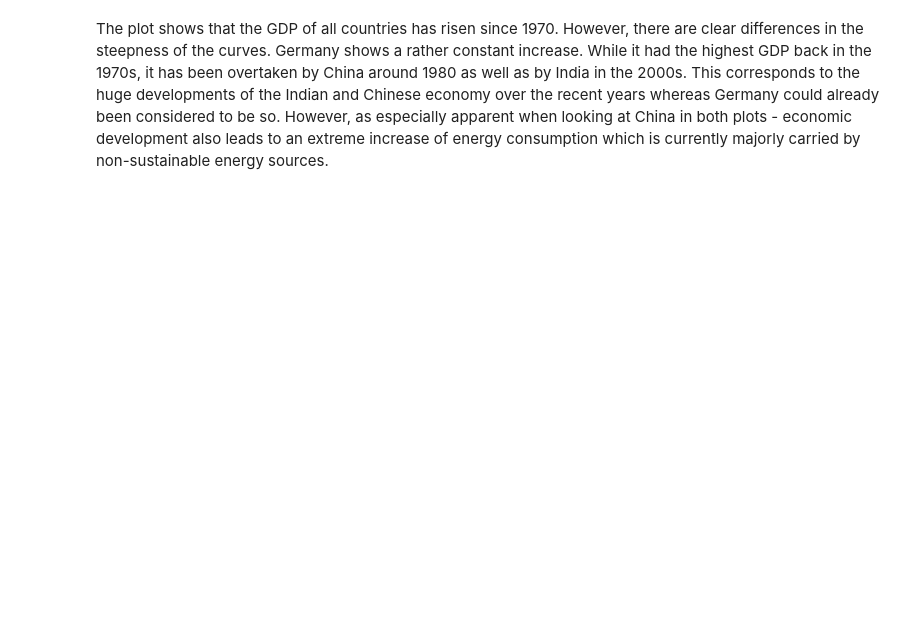
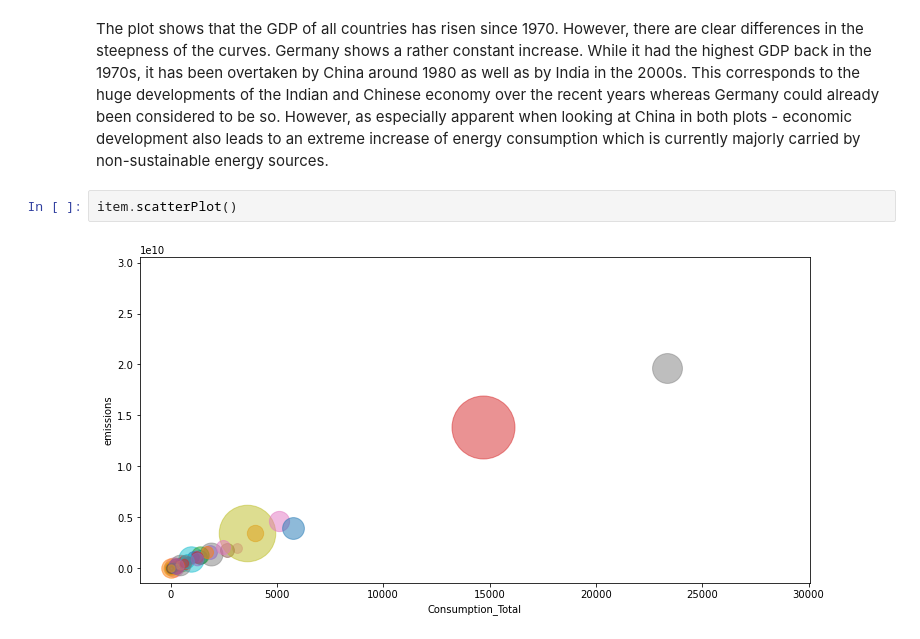
Before and after one commit to NMCharalampos/Group_09, a Jupyter notebook: Showcase Notebook Energy Consumption.ipynb, the cells around one changed output. Cells and saved outputs as stored; diff of their text form; blank space fills up the shorter version.

Commit message:
add scatterplot

```diff
--- a/Showcase Notebook Energy Consumption.ipynb
+++ b/Showcase Notebook Energy Consumption.ipynb
@@ -41,2 +42,6 @@ item.gdp("Germany", "India", "China")
 # %% [markdown]
 The plot shows that the GDP of all countries has risen since 1970. However, there are clear differences in the steepness of the curves. Germany shows a rather constant increase. While it had the highest GDP back in the 1970s, it has been overtaken by China around 1980 as well as by India in the 2000s. This corresponds to the huge developments of the Indian and Chinese economy over the recent years whereas Germany could already been considered to be so. However, as especially apparent when looking at China in both plots - economic development also leads to an extreme increase of energy consumption which is currently majorly carried by non-sustainable energy sources.
+# %%
+item.scatterPlot()
+# %% [output]
+[figure, added]
```
Also changed, not shown: parts of 3 cells of this notebook, 1 other file.
